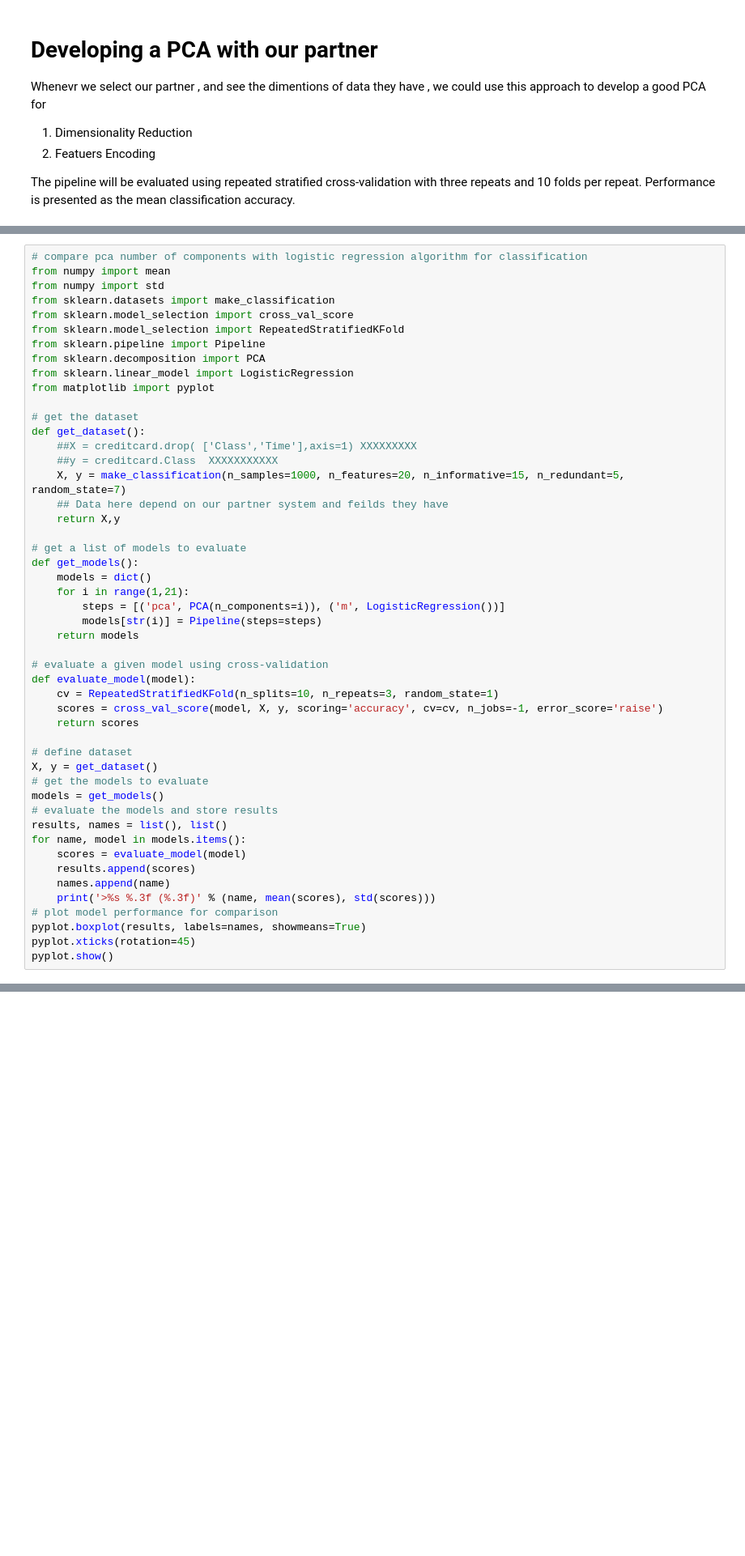
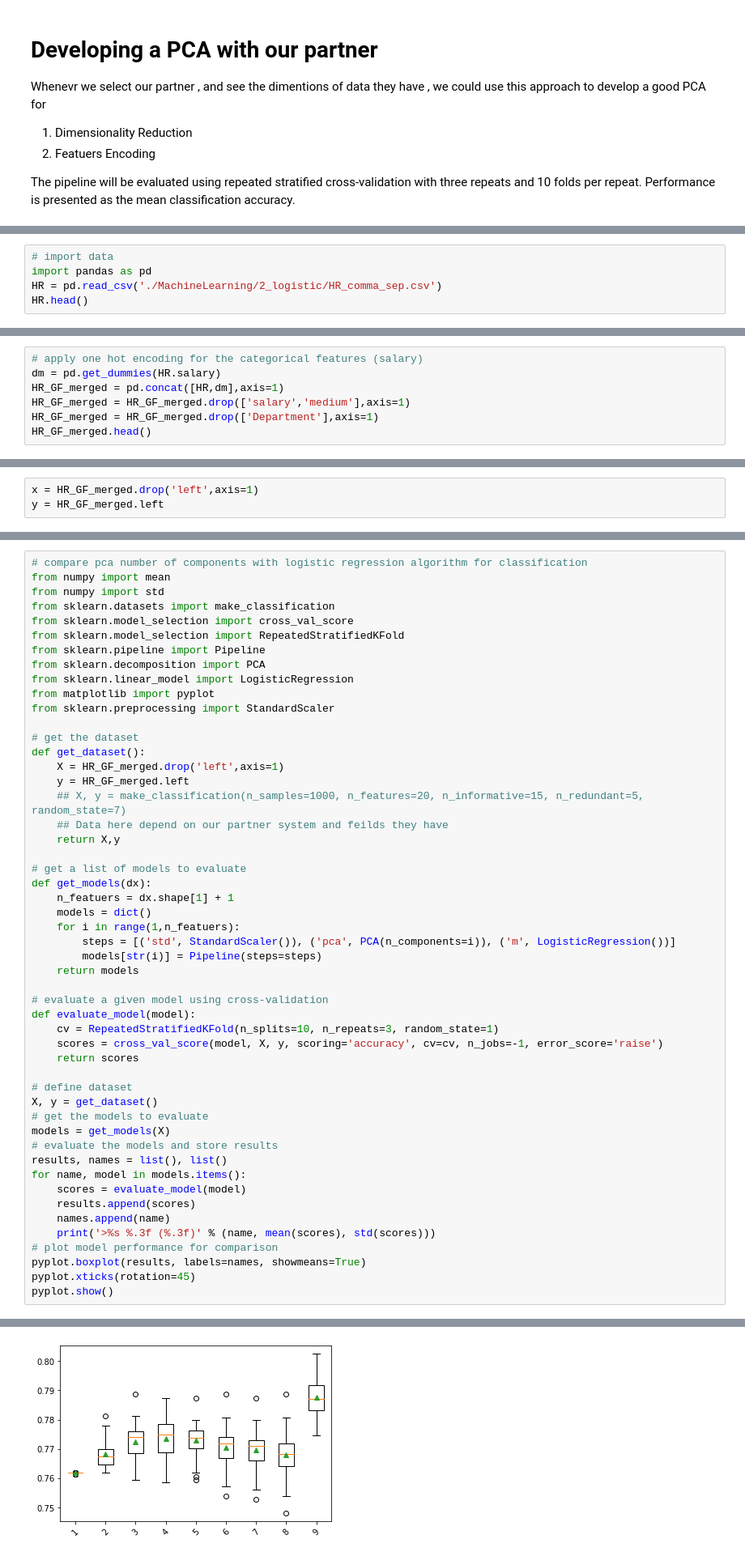
Before and after one commit to mohammad0alfares/Credit-Card-Fraud-Detection, a Jupyter notebook: CreditCardFraudDetection_DT.ipynb, the cells around one changed output, grey strips where cells are left out. Shown at 81% size. Drawn from its saved outputs; the diff is of its cells as text; blank space fills up the shorter version.

```diff
--- a/CreditCardFraudDetection_DT.ipynb
+++ b/CreditCardFraudDetection_DT.ipynb
@@ -72,0 +89,5 @@ The pipeline will be evaluated using repeated stratified cross-validation with t
+# %%
+# import data
+import pandas as pd
+HR = pd.read_csv('./MachineLearning/2_logistic/HR_comma_sep.csv')
+HR.head()
@@ -72,0 +101,7 @@ The pipeline will be evaluated using repeated stratified cross-validation with t
+# %%
+# apply one hot encoding for the categorical features (salary)
+dm = pd.get_dummies(HR.salary)
+HR_GF_merged = pd.concat([HR,dm],axis=1)
+HR_GF_merged = HR_GF_merged.drop(['salary','medium'],axis=1)
+HR_GF_merged = HR_GF_merged.drop(['Department'],axis=1)
+HR_GF_merged.head()
@@ -72,0 +115,3 @@ The pipeline will be evaluated using repeated stratified cross-validation with t
+# %%
+x = HR_GF_merged.drop('left',axis=1)
+y = HR_GF_merged.left
@@ -81,20 +130,22 @@ from sklearn.pipeline import Pipeline
 from sklearn.decomposition import PCA
 from sklearn.linear_model import LogisticRegression
 from matplotlib import pyplot
+from sklearn.preprocessing import StandardScaler
 
 # get the dataset
 def get_dataset():
-    ##X = creditcard.drop( ['Class','Time'],axis=1) XXXXXXXXX
-    ##y = creditcard.Class  XXXXXXXXXXX
-    X, y = make_classification(n_samples=1000, n_features=20, n_informative=15, n_redundant=5, random_state=7)
+    X = HR_GF_merged.drop('left',axis=1)
+    y = HR_GF_merged.left
+    ## X, y = make_classification(n_samples=1000, n_features=20, n_informative=15, n_redundant=5, random_state=7)
     ## Data here depend on our partner system and feilds they have
     return X,y
 
 # get a list of models to evaluate
-def get_models():
+def get_models(dx):
+	n_featuers = dx.shape[1] + 1
 	models = dict()
-	for i in range(1,21):
-		steps = [('pca', PCA(n_components=i)), ('m', LogisticRegression())]
+	for i in range(1,n_featuers):
+		steps = [('std', StandardScaler()), ('pca', PCA(n_components=i)), ('m', LogisticRegression())]
 		models[str(i)] = Pipeline(steps=steps)
 	return models
 
@@ -107,7 +158,7 @@ def evaluate_model(model):
 # define dataset
 X, y = get_dataset()
 # get the models to evaluate
-models = get_models()
+models = get_models(X)
 # evaluate the models and store results
 results, names = list(), list()
 for name, model in models.items():
@@ -119,3 +170,4 @@ for name, model in models.items():
 pyplot.boxplot(results, labels=names, showmeans=True)
 pyplot.xticks(rotation=45)
 pyplot.show()
+# %% [output]
@@ -121,0 +183 @@ pyplot.show()
+[figure, added]
```
Also changed, not shown: parts of 7 cells of this notebook.
